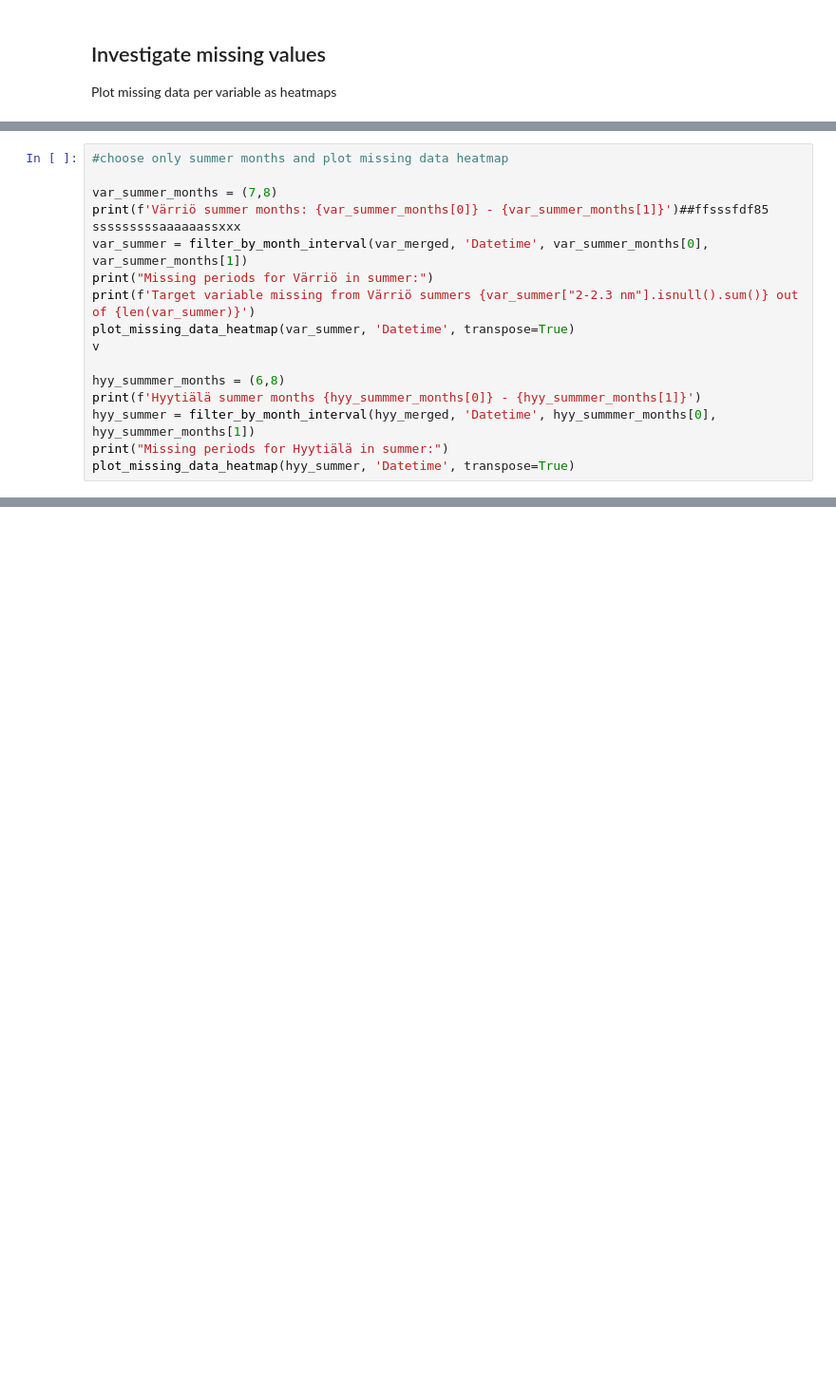
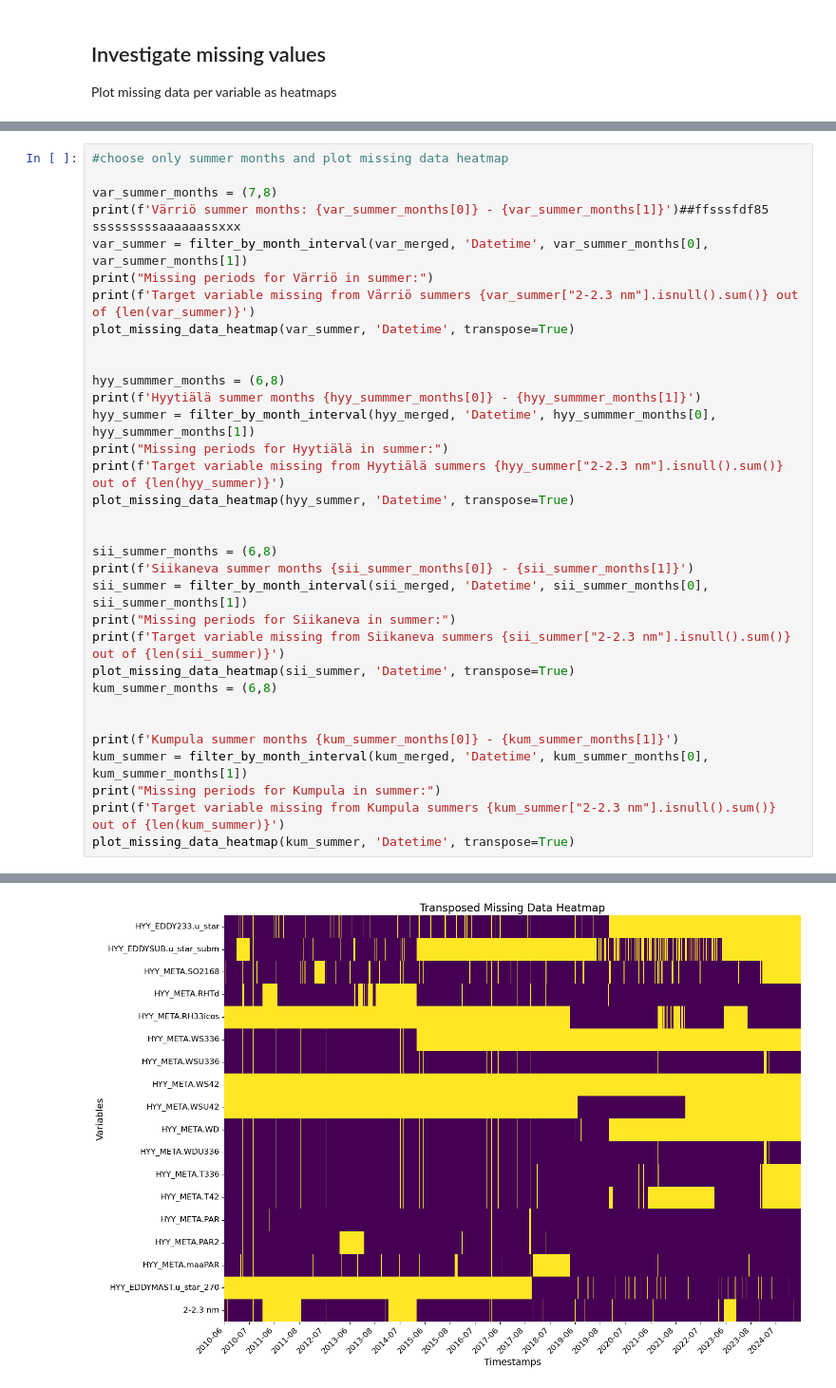
Before and after one commit to miahro/NegativeIons, a Jupyter notebook: src/preprocessing.ipynb, the cells around one changed output, grey strips where cells are left out. Shown at 95% size. Drawn from its saved outputs; the diff is of its cells as text; blank space fills up the shorter version.

```diff
--- a/src/preprocessing.ipynb
+++ b/src/preprocessing.ipynb
@@ -135,13 +191,30 @@ var_summer = filter_by_month_interval(var_merged, 'Datetime', var_summer_months[
 print("Missing periods for Värriö in summer:")
 print(f'Target variable missing from Värriö summers {var_summer["2-2.3 nm"].isnull().sum()} out of {len(var_summer)}')
 plot_missing_data_heatmap(var_summer, 'Datetime', transpose=True)
-v
+
 
 hyy_summmer_months = (6,8)
 print(f'Hyytiälä summer months {hyy_summmer_months[0]} - {hyy_summmer_months[1]}')
 hyy_summer = filter_by_month_interval(hyy_merged, 'Datetime', hyy_summmer_months[0], hyy_summmer_months[1])
 print("Missing periods for Hyytiälä in summer:")
+print(f'Target variable missing from Hyytiälä summers {hyy_summer["2-2.3 nm"].isnull().sum()} out of {len(hyy_summer)}')
 plot_missing_data_heatmap(hyy_summer, 'Datetime', transpose=True)
+
+
+sii_summer_months = (6,8)
+print(f'Siikaneva summer months {sii_summer_months[0]} - {sii_summer_months[1]}')
+sii_summer = filter_by_month_interval(sii_merged, 'Datetime', sii_summer_months[0], sii_summer_months[1])
+print("Missing periods for Siikaneva in summer:")
+print(f'Target variable missing from Siikaneva summers {sii_summer["2-2.3 nm"].isnull().sum()} out of {len(sii_summer)}')
+plot_missing_data_heatmap(sii_summer, 'Datetime', transpose=True)
+kum_summer_months = (6,8)
+
+
+print(f'Kumpula summer months {kum_summer_months[0]} - {kum_summer_months[1]}')
+kum_summer = filter_by_month_interval(kum_merged, 'Datetime', kum_summer_months[0], kum_summer_months[1])
+print("Missing periods for Kumpula in summer:")
+print(f'Target variable missing from Kumpula summers {kum_summer["2-2.3 nm"].isnull().sum()} out of {len(kum_summer)}')
+plot_missing_data_heatmap(kum_summer, 'Datetime', transpose=True)
 # %% [output]
 Värriö summer months: 7 - 8
 Missing periods for Värriö in summer:
@@ -150,0 +226 @@ NameError: name 'v' is not defined
+[figure, added]
```
Also changed, not shown: parts of 12 cells of this notebook, 1 other file.
